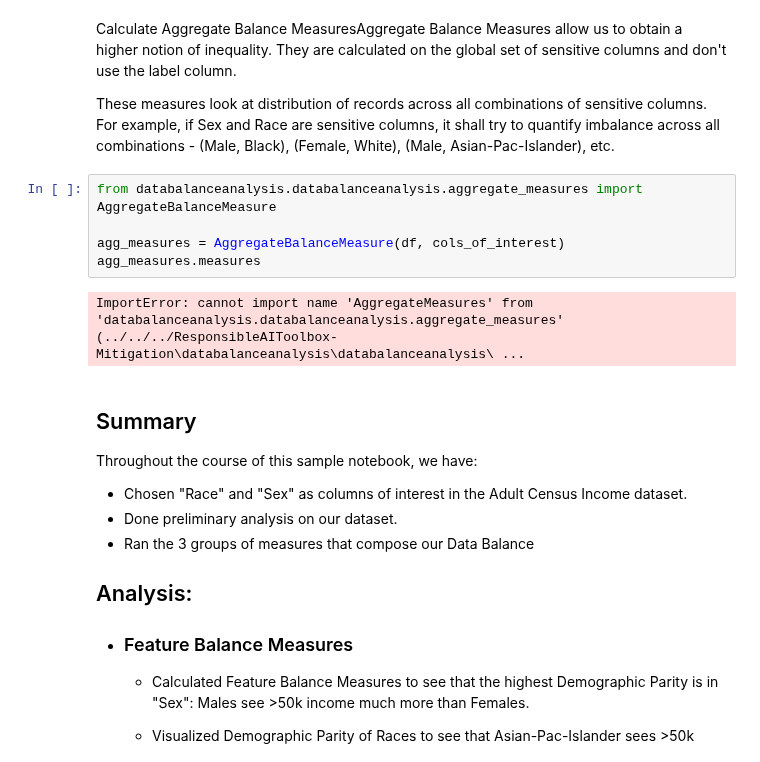
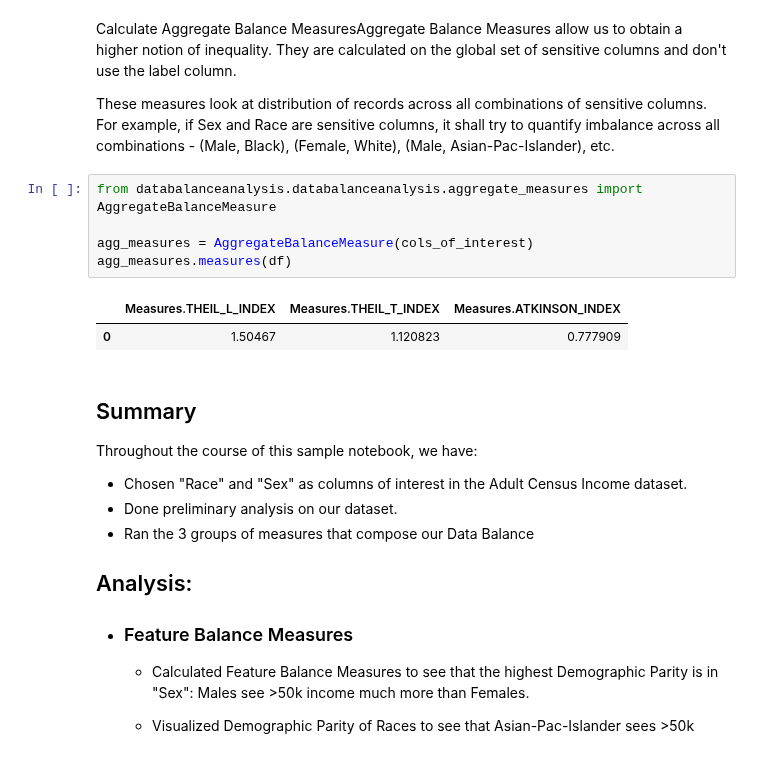
Before and after one commit to microsoft/responsible-ai-toolbox-mitigations, a Jupyter notebook: notebooks/databalanceanalysis/data_balance_census.ipynb, the cells around one changed output. Drawn from its saved outputs; the diff is of its cells as text.

```diff
--- a/notebooks/databalanceanalysis/data_balance_census.ipynb
+++ b/notebooks/databalanceanalysis/data_balance_census.ipynb
@@ -190,8 +192,9 @@ These measures look at distribution of records across all combinations of sensit
 # %%
 from databalanceanalysis.databalanceanalysis.aggregate_measures import AggregateBalanceMeasure
 
-agg_measures = AggregateBalanceMeasure(df, cols_of_interest)
-agg_measures.measures
+agg_measures = AggregateBalanceMeasure(cols_of_interest)
+agg_measures.measures(df)
 # %% [output]
-ImportError: cannot import name 'AggregateMeasures' from 'databalanceanalysis.databalanceanalysis.aggregate_measures' (../../../ResponsibleAIToolbox-Mitigation\databalanceanalysis\databalanceanalysis\ ...
+|  | Measures.THEIL_L_INDEX | Measures.THEIL_T_INDEX | Measures.ATKINSON_INDEX |
+| 0 | 1.50467 | 1.120823 | 0.777909 |
 # %% [markdown]
```
Also changed, not shown: parts of 4 cells of this notebook, 9 other files.
